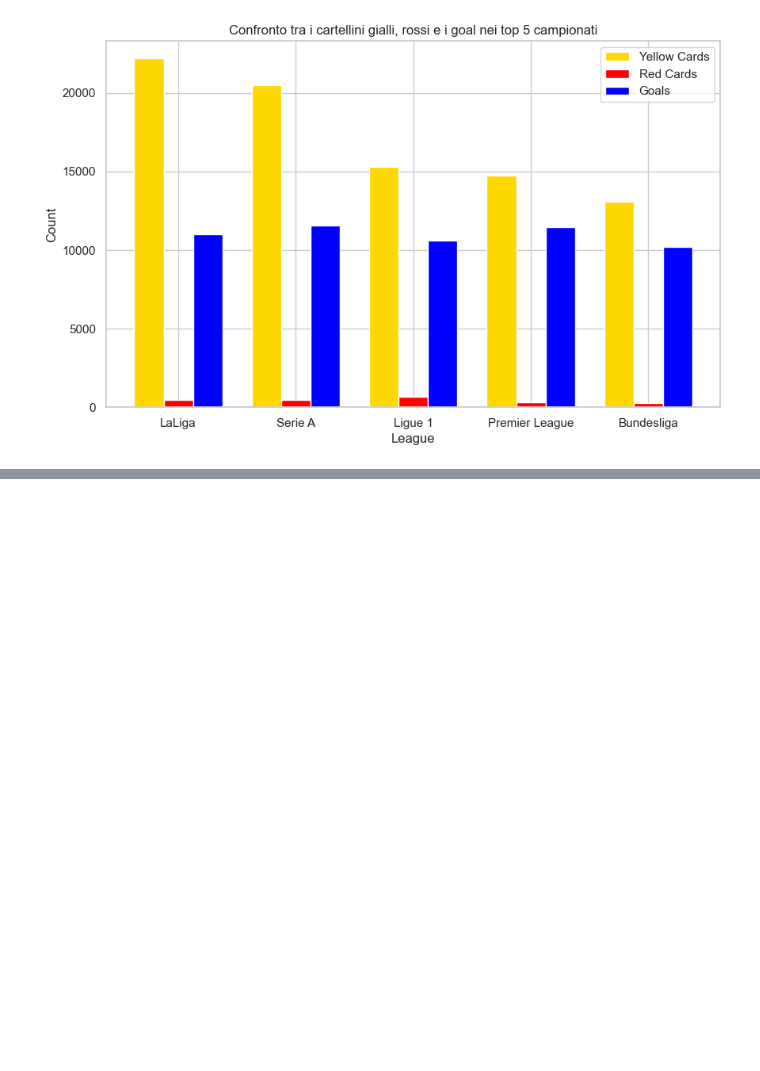
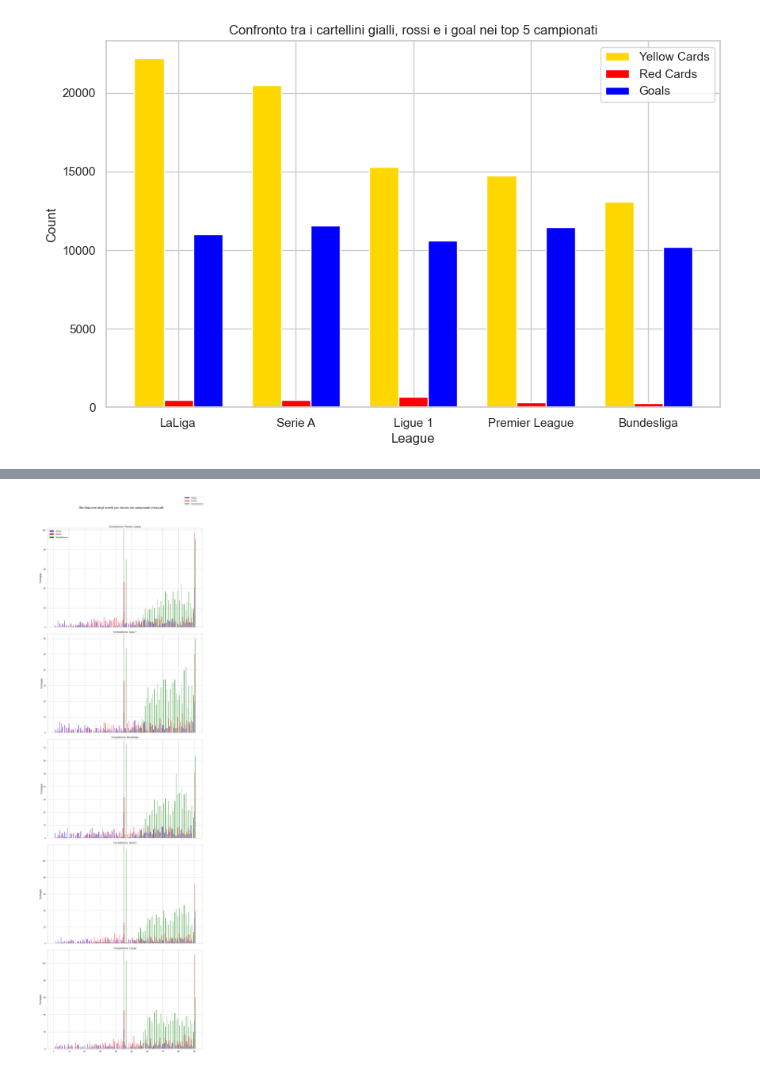
Before and after one commit to RiccardoPili/Football-Data-Analysis, a Jupyter notebook: data_analysis_visualization/competitions_stats.ipynb, the cells around one changed output, grey strips where cells are left out. Drawn from its saved outputs; the diff is of its cells as text; code cells hidden in the pictures; blank space fills up the shorter version.

```diff
--- a/data_analysis_visualization/competitions_stats.ipynb
+++ b/data_analysis_visualization/competitions_stats.ipynb
@@ -332,0 +266,69 @@ plt2.show()
+# %%
+import pandas as pd
+import matplotlib.pyplot as plt
+from config import folder_path
+
+# Leggi i dati
+games_df = pd.read_csv(f"{folder_path}/games.csv")
+
+top_leagues = ['L1', 'IT1', 'ES1', 'FR1', 'GB1']
+
+# Unisci i DataFrame
+events_competitions_df = events_df.merge(games_df, on='game_id', how='left')
+events_competitions_names = events_competitions_df.merge(
+    competitions_df[['competition_id', 'name']],
+    on='competition_id',
+    how='left'
+)
+
+# Filtra per la stagione 2023 e i campionati principali
+events_filtered_df = events_competitions_names[(events_competitions_names['season'] == 2023) &
+                                               (events_competitions_names['competition_id'].isin(top_leagues))]
+
+# Aggrega i dati
+aggregated_data = events_filtered_df.groupby(['name', 'minute', 'type']).size().reset_index(name='count')
+
+comp_names = events_filtered_df['name'].unique()
+
+# Crea il grafico a barre
+fig, axes = plt.subplots(len(comp_names), 1, figsize=(12, 40), sharex=True)
+fig.suptitle('Distribuzione degli eventi per minuto nei campionati principali', fontsize=16)
+
+# Definisci i colori per ogni tipo di evento
+colors = {'Goals': 'blue', 'Cards': 'red', 'Substitutions': 'green'}
+event_types = list(colors.keys())
+
+# Definisci larghezza delle barre e offset
+bar_width = 0.3
+offsets = [0, bar_width, 2 * bar_width]
+
+for i, competition in enumerate(comp_names):
+    ax = axes[i]
+
+    # Filtra i dati per il campionato attuale
+    comp_data = aggregated_data[aggregated_data['name'] == competition]
+
+    # Crea barre separate per ogni tipo di evento
+    for j, event_type in enumerate(event_types):
+        event_data = comp_data[comp_data['type'] == event_type]
+        ax.bar(event_data['minute'] + offsets[j], event_data['count'],
+               color=colors[event_type], label=event_type, width=bar_width)
+
+    ax.axvline(x=45, color='black', linestyle='--', linewidth=1)
+    ax.set_title(f'Competizione: {competition}')
+    ax.set_ylabel('Conteggio')
+    ax.set_xticks(range(0, 91, 10))
+    ax.set_xticklabels(range(0, 91, 10))
+
+    # Aggiungi la legenda solo nel primo grafico
+    if i == 0:
+        ax.legend()
+
+# Crea la legenda
+handles = [plt.Line2D([0], [0], color=color, lw=4) for color in colors.values()]
+fig.legend(handles, colors.keys(), loc='upper right')
+
+plt.tight_layout(rect=[0, 0, 1, 0.96])
+plt.show()
+# %% [output]
+[figure, added]
```
Also changed, not shown: parts of 10 cells of this notebook, 1 other file.
